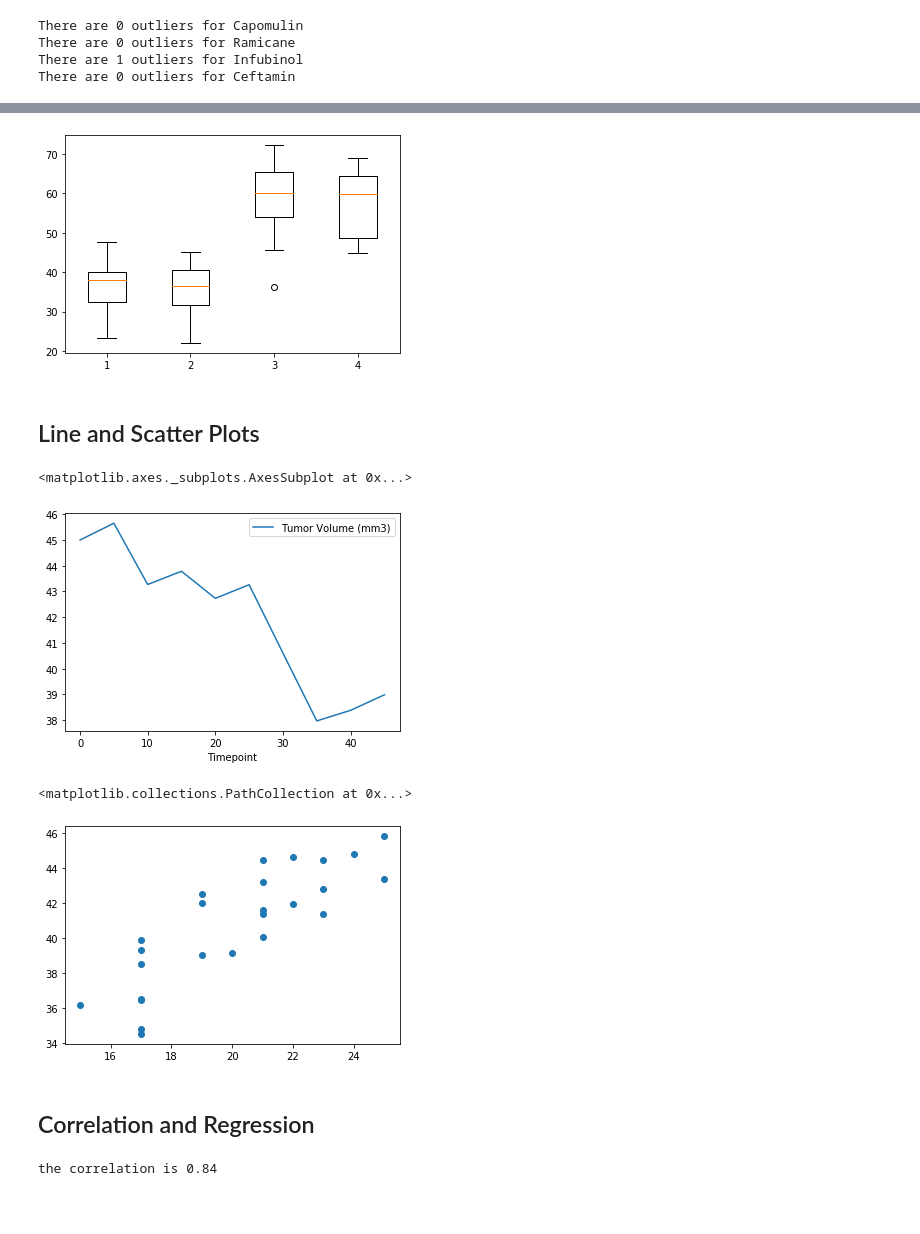
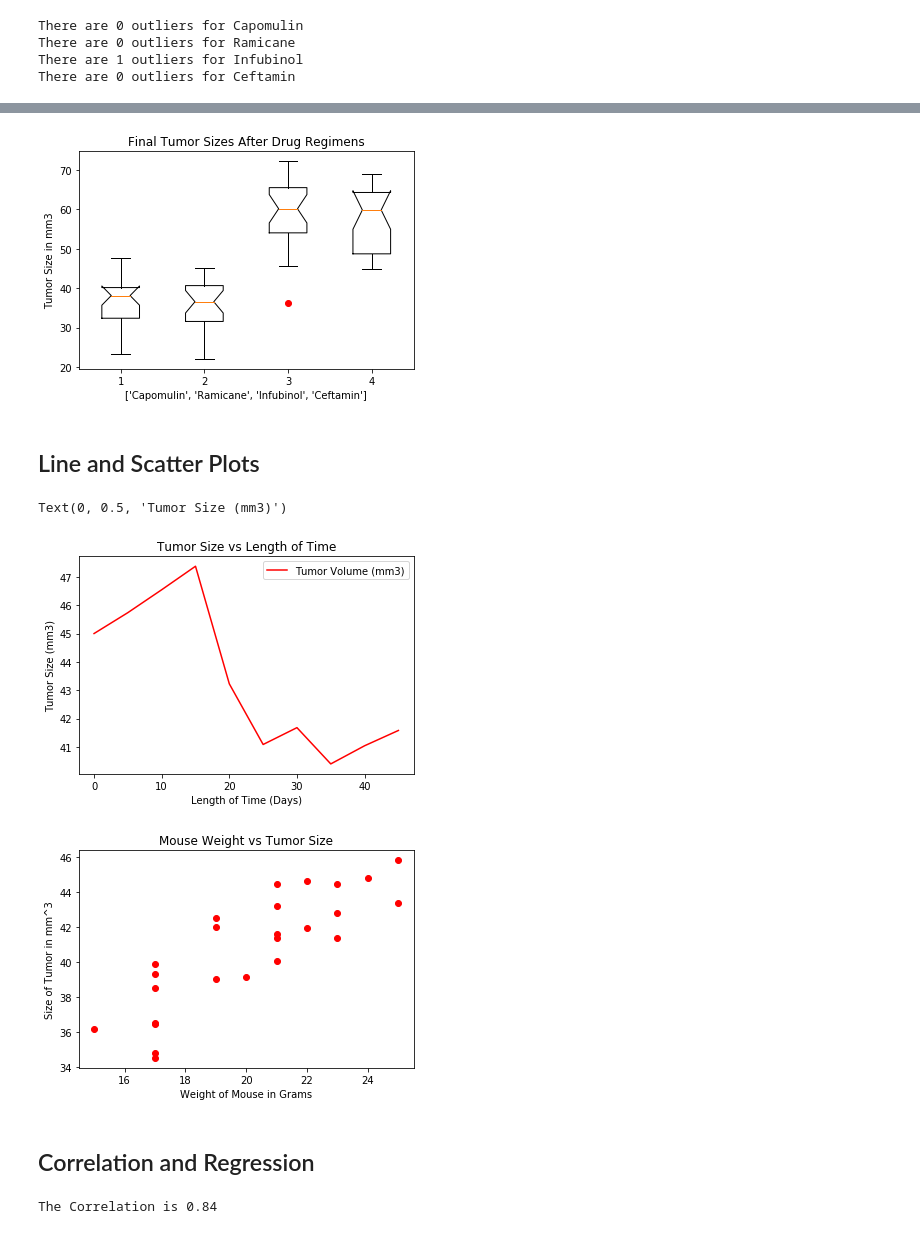
Before and after one commit to DiamondN97/matplotlib, a Jupyter notebook: pymaceuticals_workshop.ipynb, the cells around one changed output, grey strips where cells are left out. Saved outputs shown, nothing was run; the diff lists cells and outputs as text; code cells hidden in the pictures; blank space fills up the shorter version.

```diff
--- a/pymaceuticals_workshop.ipynb
+++ b/pymaceuticals_workshop.ipynb
@@ -45,7 +52,7 @@ len(complete_study['Mouse ID'].unique())
 249
 # %%
 # Getting the duplicate mice by ID number that shows up for Mouse ID and Timepoint.
-dups = complete_study.loc[data.duplicated(subset=['Mouse ID', 'Timepoint']), 'Mouse ID'].unique()
+dups = complete_study.loc[complete_study.duplicated(subset=['Mouse ID', 'Timepoint']), 'Mouse ID'].unique()
 print(dups)
 # %% [output]
 ['g989']
@@ -258,39 +278,44 @@ tumor_volume_list
 # %%
 # Generate a box plot of the final tumor volume of each mouse across four regimens of interest
-plt.boxplot(tumor_volume_list)
+plt.boxplot(tumor_volume_list, notch=True, sym='r')
+plt.title("Final Tumor Sizes After Drug Regimens")
+plt.ylabel("Tumor Size in mm3")
+plt.xlabel(regimens)
+box_colors=['darkkhaki' 'royalblue']
+# plt.xticks('Capomulin', 'Ramicane', 'Infubinol','Ceftamin')
+
 plt.show()
 # %% [output]
-[figure, old version]
+[figure, new version]
 # %% [markdown]
 ## Line and Scatter Plots
 # %%
 # Generate a line plot of time point versus tumor volume for a mouse treated with Capomulin
 filter_df=clean_study.loc[:, 'Drug Regimen']=='Capomulin'
 capomulin=clean_study.loc[filter_df, :]
-capomulin
-filter_df=capomulin.loc[:, 'Mouse ID']=='b128'
+
+filter_df=capomulin.loc[:, 'Mouse ID']=='r944'
 one_mouse=capomulin.loc[filter_df, :]
-one_mouse
-one_mouse.plot('Timepoint', 'Tumor Volume (mm3)')
-plt.xlabel('')
-plt.ylabel('')
-plt.title('')
-plt.show('')
+one_mouse.plot('Timepoint', 'Tumor Volume (mm3)', color='r')
+
+# plt.xticks(.5)
+plt.title('Tumor Size vs Length of Time')
+plt.xlabel('Length of Time (Days)')
+plt.ylabel('Tumor Size (mm3)')
 # %% [output]
-<matplotlib.axes._subplots.AxesSubplot at 0x...>
+Text(0, 0.5, 'Tumor Size (mm3)')
-[figure, old version]
+[figure, new version]
 # %%
 # Generate a scatter plot of mouse weight versus average tumor volume for the Capomulin regimen
 
 capomulin_avg=capomulin[['Mouse ID', 'Tumor Volume (mm3)', 'Weight (g)']].groupby('Mouse ID').mean()
-plt.scatter(capomulin_avg['Weight (g)'], capomulin_avg['Tumor Volume (mm3)'])
-plt.xlabel
-plt.ylabel
-plt.title
+plt.scatter(capomulin_avg['Weight (g)'], capomulin_avg['Tumor Volume (mm3)'], color='r')
+plt.xlabel("Weight of Mouse in Grams")
+plt.ylabel("Size of Tumor in mm^3")
+plt.title("Mouse Weight vs Tumor Size")
 plt.show()
 # %% [output]
-<matplotlib.collections.PathCollection at 0x...>
-[figure, old version]
+[figure, new version]
 # %% [markdown]
 ## Correlation and Regression
 # %%
@@ -299,7 +324,7 @@ plt.show()
 correlation=round(sts.pearsonr(capomulin_avg['Weight (g)'],capomulin_avg['Tumor Volume (mm3)'])[0], 2)
 print(f"The Correlation is {correlation}")
 # %% [output]
-the correlation is 0.84
+The Correlation is 0.84
 # %%
 m, b, r, p, std=sts.linregress(capomulin_avg['Weight (g)'], capomulin_avg['Tumor Volume (mm3)'])
 y_pred=m*capomulin_avg['Weight (g)']+b
```
Also changed, not shown: parts of 14 cells of this notebook.
